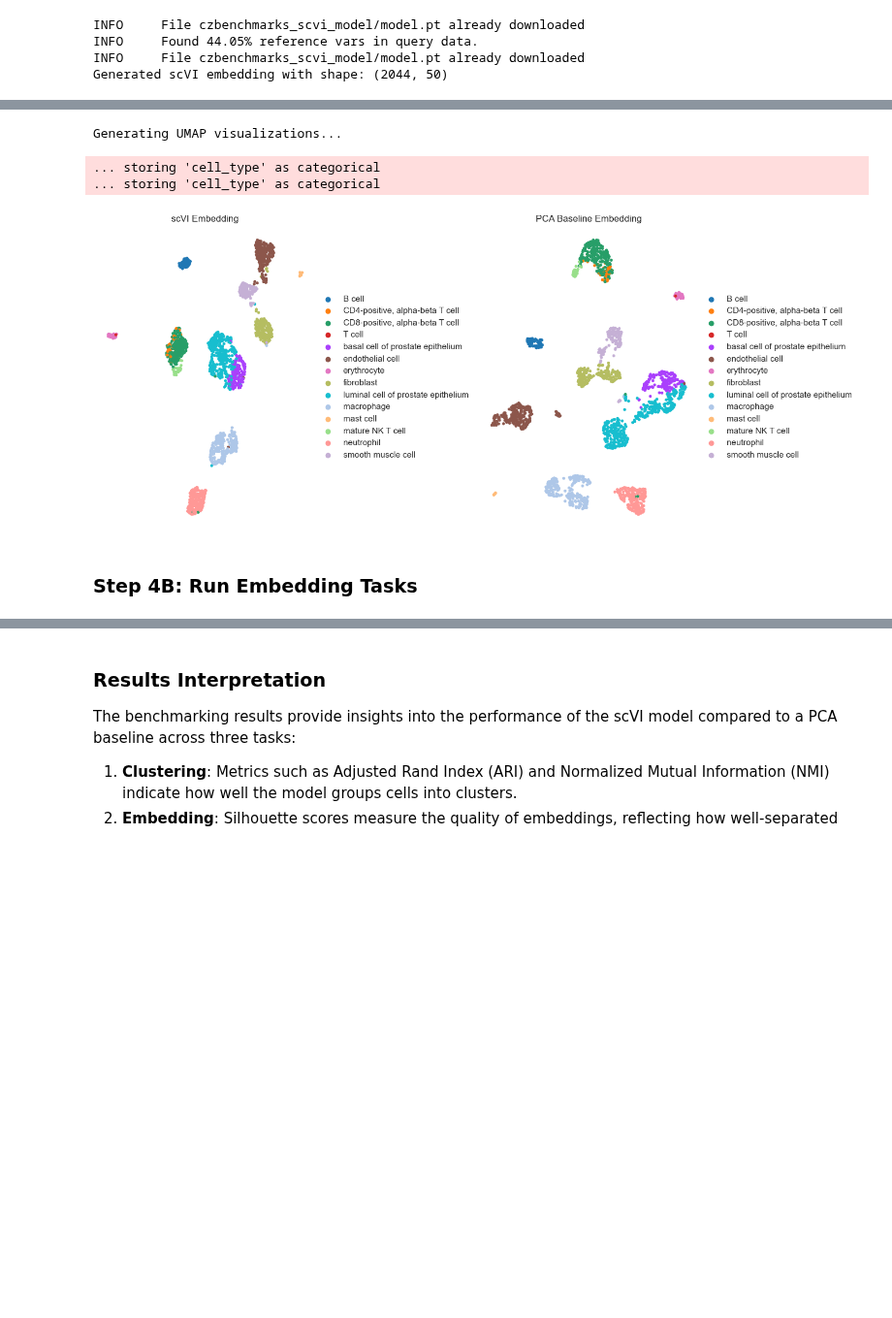
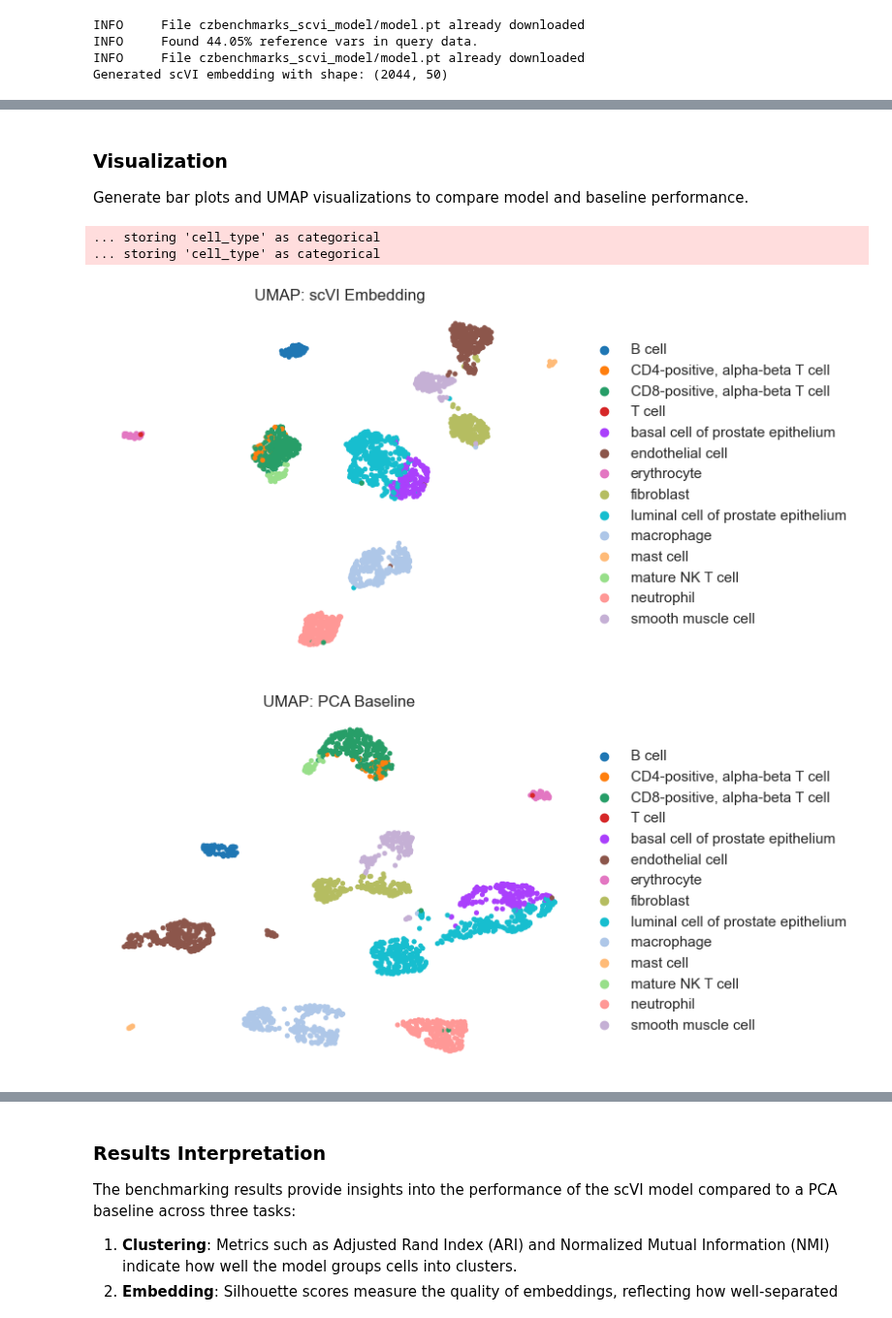
Before and after one commit to chanzuckerberg/cz-benchmarks, a Jupyter notebook: examples/scvi_all_tasks_benchmark.ipynb, the cells around one changed output, grey strips where cells are left out. Shown at 97% size. Saved outputs shown, nothing was run; the diff lists cells and outputs as text; code cells hidden in the pictures; blank space fills up the shorter version.

```diff
--- a/examples/scvi_all_tasks_benchmark.ipynb
+++ b/examples/scvi_all_tasks_benchmark.ipynb
@@ -109,18 +132,13 @@ Obtain the model weights associated with the pre-trained scVI model to use as a
 # %%
+# Ensure model weights directory exists and model.pt file is present. Check `examples/scvi_model_dev_workflow.ipynb` for details on how to get the model weights.
 model_weights_dir = "czbenchmarks_scvi_model"
-
-# Use the scvi-tools API to map our dataset to the reference model
-# Load pre-trained model weights
 scvi.model.SCVI.prepare_query_anndata(adata, model_weights_dir)
 scvi_model = scvi.model.SCVI.load_query_data(adata, model_weights_dir)
-scvi_model.is_trained = True  # Ensure the model is marked as trained
-
+scvi_model.is_trained = True
 
 # Now, generate the latent representation (the embedding)
-scvi_embedding = scvi_model.get_latent_representation()
-model_output = scvi_embedding
-
-print(f"Generated scVI embedding with shape: {scvi_embedding.shape}")
+model_output = scvi_model.get_latent_representation()
+print(f"Generated scVI embedding with shape: {model_output.shape}")
 # %% [output]
 INFO     File czbenchmarks_scvi_model/model.pt already downloaded
 INFO     Found 44.05% reference vars in query data.
@@ -210,39 +257,13 @@ plt.show()
+# %% [markdown]
+### Visualization
+
+Generate bar plots and UMAP visualizations to compare model and baseline performance.
 # %%
-
-# UMAP Visualization: Show scVI and PCA baseline embeddings side by side
-
-import scanpy as sc
-
-def plot_umap(embedding, labels, title, ax):
-    adata_vis = sc.AnnData(embedding)
-    adata_vis.obs["cell_type"] = labels.values.astype(str)
-    sc.pp.neighbors(adata_vis, use_rep="X")
-    sc.tl.umap(adata_vis)
-    sc.pl.umap(
-        adata_vis,
-        color="cell_type",
-        title=title,
-        frameon=False,
-        show=False,
-        legend_loc='right margin',
-        ax=ax
-    )
-
-print("Generating UMAP visualizations...")
-fig, axes = plt.subplots(1, 2, figsize=(14, 6))
-
-plot_umap(model_output, dataset.labels, "UMAP: scVI Embedding", axes[0])
-axes[0].set_title("scVI Embedding")
-
-plot_umap(clustering_baseline, dataset.labels, "UMAP: PCA Baseline", axes[1])
-axes[1].set_title("PCA Baseline Embedding")
-
-plt.tight_layout()
-plt.show()
+# Generate UMAP visualizations
+plot_umap(model_output, dataset.labels, "UMAP: scVI Embedding")
+plot_umap(clustering_baseline, dataset.labels, "UMAP: PCA Baseline")
 # %% [output]
-Generating UMAP visualizations...
+... storing 'cell_type' as categorical
+... storing 'cell_type' as categorical
-... storing 'cell_type' as categorical
-... storing 'cell_type' as categorical
-[figure, old version]
+[figure, new version]
+[figure, added]
-# %% [markdown]
-### Step 4B: Run Embedding Tasks
```
Also changed, not shown: parts of 25 cells of this notebook, 3 other files.
